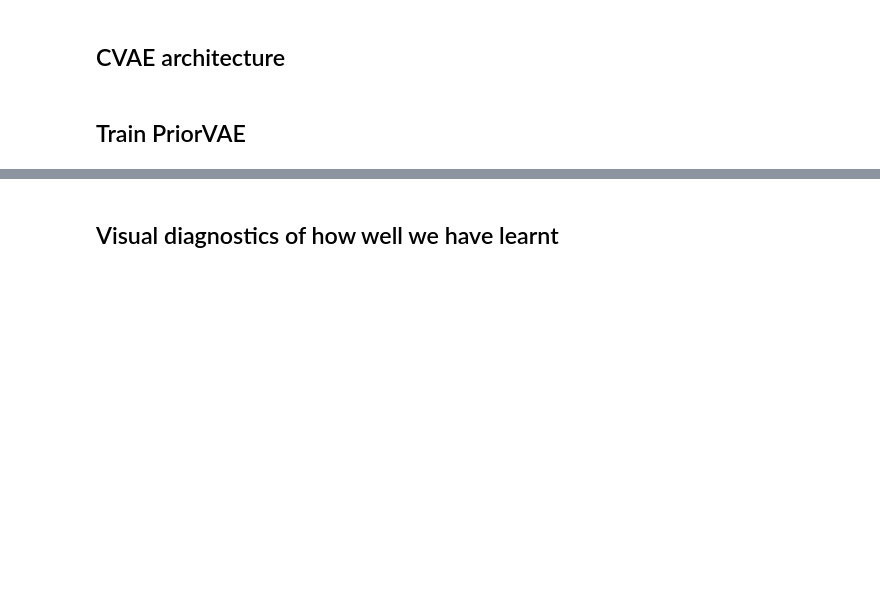
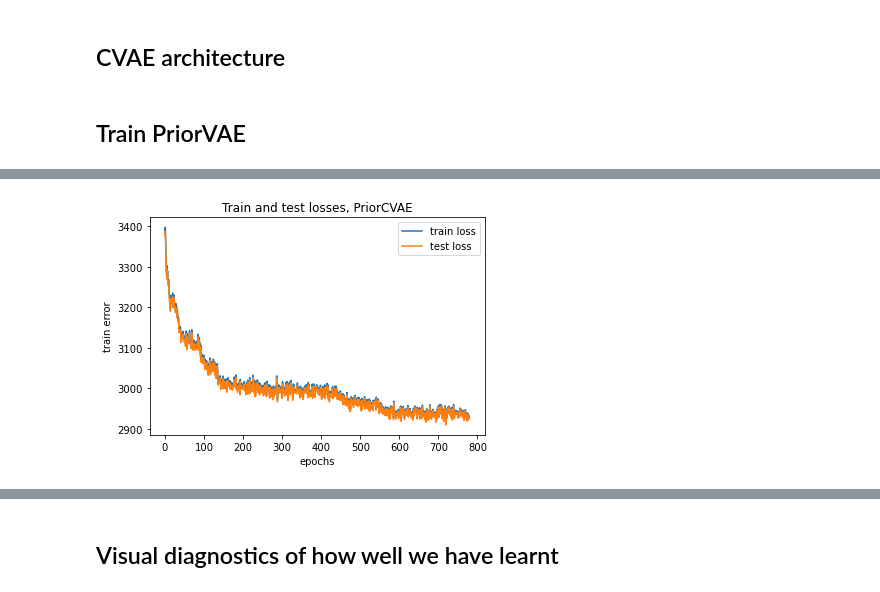
Before and after one commit to elizavetasemenova/PriorCVAE, a Jupyter notebook: 1dGP_PriorCVAE_n80.ipynb, the cells around one changed output, grey strips where cells are left out. Saved outputs shown, nothing was run; the diff lists cells and outputs as text; code cells hidden in the pictures; blank space fills up the shorter version.

```diff
--- a/1dGP_PriorCVAE_n80.ipynb
+++ b/1dGP_PriorCVAE_n80.ipynb
@@ -430,11 +438,13 @@ args["save_vae"]
 # %%
-start_ind = 1200
+start_ind = 20
 
 plt.figure()
 plt.plot(np.arange(len(loss_history_train[start_ind:])), loss_history_train[start_ind:], label="train loss")
 plt.plot(np.arange(len(loss_history_test[start_ind:])), loss_history_test[start_ind:], label="test loss")
 plt.xlabel("epochs")
 plt.ylabel("train error")
 plt.legend()
 plt.title("Train and test losses, PriorCVAE")
 plt.show()
+# %% [output]
+[figure, added]
```
Also changed, not shown: parts of 17 cells of this notebook.
